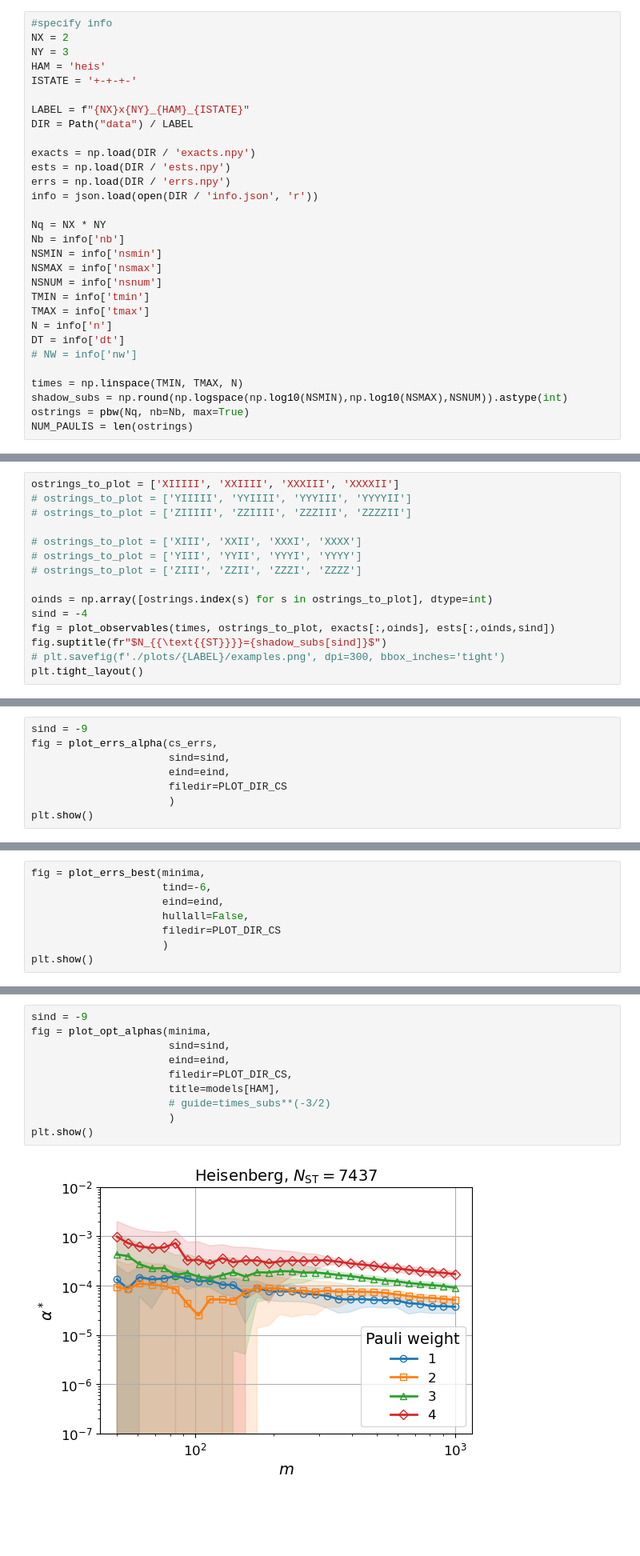
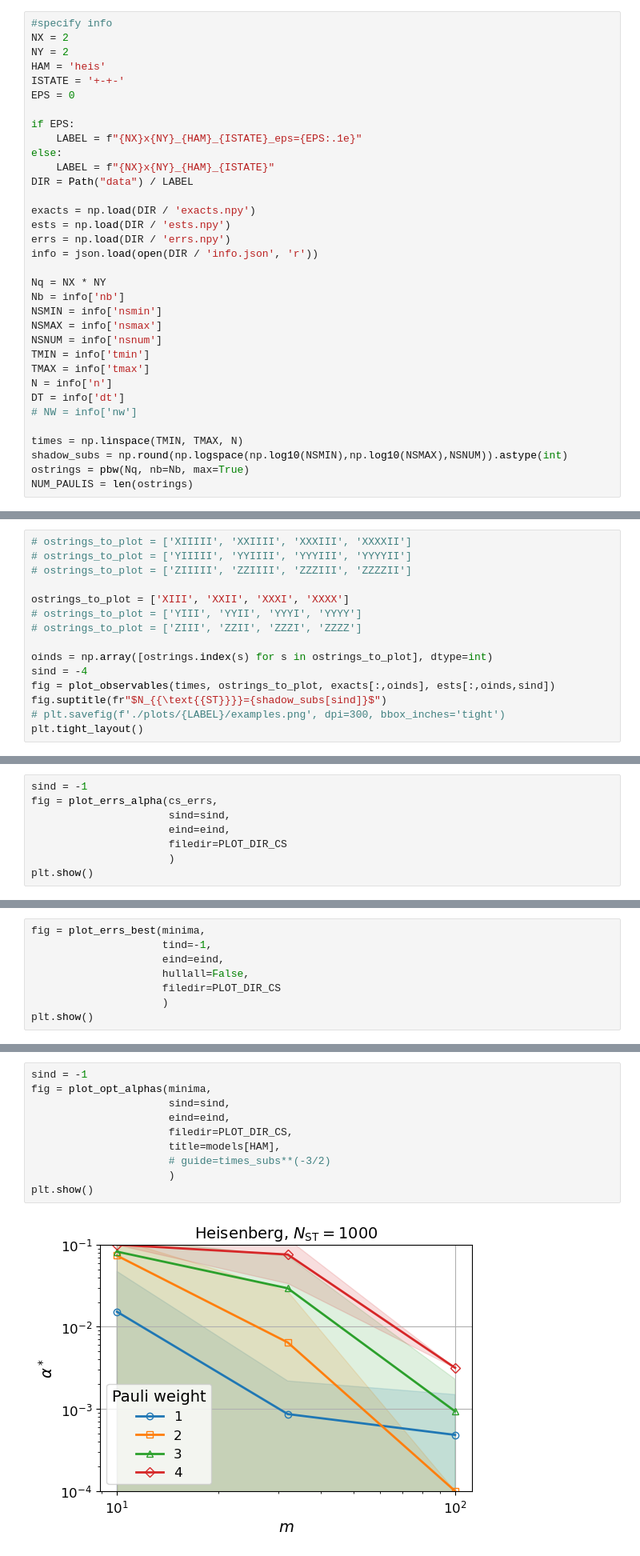
Before and after one commit to USCqserver/CSST, a Jupyter notebook: DATA_ANALYSIS.ipynb, the cells around one changed output, grey strips where cells are left out. Shown at 80% size. Cells and saved outputs as stored; diff of their text form; blank space fills up the shorter version.

```diff
--- a/DATA_ANALYSIS.ipynb
+++ b/DATA_ANALYSIS.ipynb
@@ -90,11 +90,15 @@ def find_run_id(run_dir: Path, target_params):
 # %%
 #specify info
 NX = 2
-NY = 3
+NY = 2
 HAM = 'heis'
-ISTATE = '+-+-+-'
+ISTATE = '+-+-'
+EPS = 0
 
-LABEL = f"{NX}x{NY}_{HAM}_{ISTATE}"
+if EPS:
+    LABEL = f"{NX}x{NY}_{HAM}_{ISTATE}_eps={EPS:.1e}"
+else:
+    LABEL = f"{NX}x{NY}_{HAM}_{ISTATE}"
 DIR = Path("data") / LABEL
 
 exacts = np.load(DIR / 'exacts.npy')
@@ -182,11 +201,11 @@ def plot_observables(times, Ostrings, exacts, ests, cs_ests=None):
     fig.subplots_adjust(hspace=0)
     return fig
 # %%
-ostrings_to_plot = ['XIIIII', 'XXIIII', 'XXXIII', 'XXXXII']
+# ostrings_to_plot = ['XIIIII', 'XXIIII', 'XXXIII', 'XXXXII']
 # ostrings_to_plot = ['YIIIII', 'YYIIII', 'YYYIII', 'YYYYII']
 # ostrings_to_plot = ['ZIIIII', 'ZZIIII', 'ZZZIII', 'ZZZZII']
 
-# ostrings_to_plot = ['XIII', 'XXII', 'XXXI', 'XXXX']
+ostrings_to_plot = ['XIII', 'XXII', 'XXXI', 'XXXX']
 # ostrings_to_plot = ['YIII', 'YYII', 'YYYI', 'YYYY']
 # ostrings_to_plot = ['ZIII', 'ZZII', 'ZZZI', 'ZZZZ']
 
@@ -431,7 +450,7 @@ def plot_errs_alpha(cs_errs, sind, eind, filedir=None, filename=None):
         plt.savefig(filename, dpi=300, bbox_inches='tight')
     return fig
 # %%
-sind = -9
+sind = -1
 fig = plot_errs_alpha(cs_errs,
                       sind=sind,
                       eind=eind,
@@ -537,7 +556,7 @@ def plot_errs_best(minima, tind, eind, hullall=False, filedir=None, filename=Non
     return fig
 # %%
 fig = plot_errs_best(minima,
-                     tind=-6,
+                     tind=-1,
                      eind=eind,
                      hullall=False,
                      filedir=PLOT_DIR_CS
@@ -582,17 +601,17 @@ def plot_opt_alphas(minima, sind, eind, filedir=None, filename=None, title=None,
         plt.savefig(filename, dpi=300, bbox_inches='tight')
     return fig
 # %%
-sind = -9
+sind = -1
 fig = plot_opt_alphas(minima,
                       sind=sind,
                       eind=eind,
                       filedir=PLOT_DIR_CS,
                       title=models[HAM],
                       # guide=times_subs**(-3/2)
                       )
 plt.show()
 # %% [output]
-[figure, old version]
+[figure, new version]
 # %%
 def plot_reduction_factors(minima, eind, filedir=None, filename=None):
     fig, axes = plt.subplots(1,4,figsize=(16,4),gridspec_kw={'wspace': 0.05, 'hspace': 0.05})
```
Also changed, not shown: parts of 11 cells of this notebook, 1 other file.
